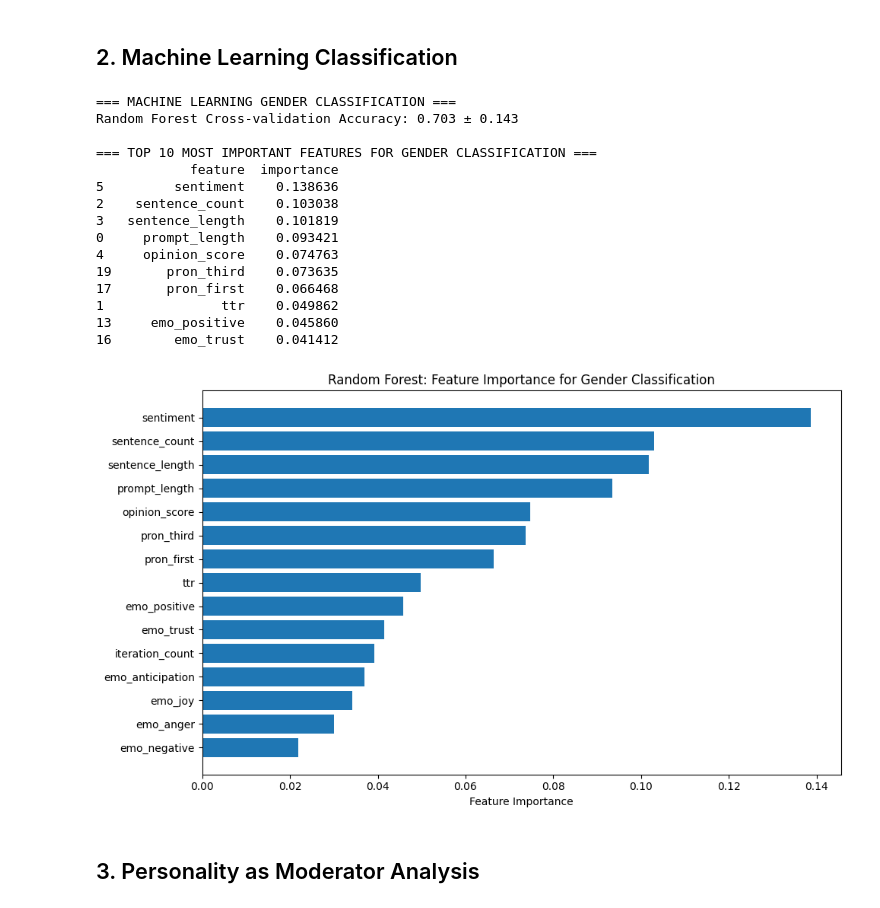
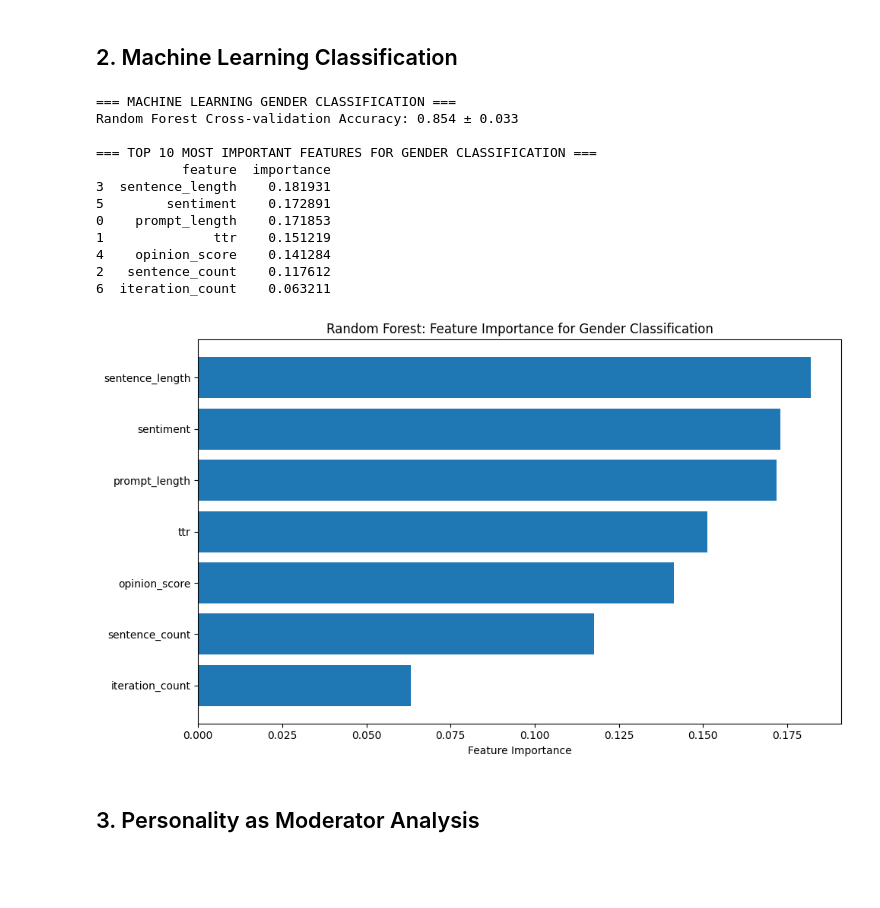
Before and after one commit to AlizaRK/hmi-ai-prompting, a Jupyter notebook: data-analysis/analysis_basics.ipynb, the cells around one changed output. Saved outputs shown, nothing was run; the diff lists cells and outputs as text; code cells hidden in the pictures; blank space fills up the shorter version.

```diff
--- a/data-analysis/analysis_basics.ipynb
+++ b/data-analysis/analysis_basics.ipynb
@@ -338,14 +317,14 @@ prompt_lengths.groupby('gender').mean()
 # %% [markdown]
 ## Vocabular Variety (TTR)
 # %%
-def ttr(conv):
+def calc_ttr(conv):
     '''Distinct Words Ratio'''
     texts = [msg["content"] for msg in conv if msg["sender"] == "user"]
     words = " ".join(texts).split()
     return len(set(words)) / len(words) if words else 0
 # %%
-grouped_subsampled["ttr"] = grouped_subsampled["conversation"].apply(ttr)
-grouped_full["ttr"] = grouped_full["conversation"].apply(ttr)
+grouped_subsampled["ttr"] = grouped_subsampled["conversation"].apply(calc_ttr)
+grouped_full["ttr"] = grouped_full["conversation"].apply(calc_ttr)
 
 
 ttr = grouped_subsampled[['gender', 'ttr']]
@@ -1805,11 +1749,11 @@ Principal component analysis (PCA) gives the most important linguistic features
 linguistic_features = [
 'prompt_length', 'ttr', 'sentence_count', 'sentence_length',
 'opinion_score', 'sentiment', 'iteration_count'
-] + [col for col in grouped_conversations.columns if col.startswith(('emo_', 'pron_'))]
+] + [col for col in grouped_full.columns if col.startswith(('emo_', 'pron_'))]
 # %%
 # Select available features
-available_features = [f for f in linguistic_features if f in grouped_conversations.columns]
-pca_data = grouped_conversations[available_features + ['gender']].dropna()
+available_features = [f for f in linguistic_features if f in grouped_full.columns]
+pca_data = grouped_full[available_features + ['gender']].dropna()
 
 # Standardize features
 scaler = StandardScaler()
@@ -1843,11 +1787,11 @@ plt.subplot(1, 2, 2)
 colors = {'male': 'blue', 'female': 'red'}
 for gender in pca_df['gender'].unique():
     mask = pca_df['gender'] == gender
-    plt.scatter(pca_df.loc[mask, 'PC1'], pca_df.loc[mask, 'PC2'],
+    plt.scatter(pca_df.loc[mask, 'PC1'], pca_df.loc[mask, 'PC4'],
             c=colors.get(gender, 'gray'), label=gender, alpha=0.6)
 
 plt.xlabel(f'PC1 ({pca.explained_variance_ratio_[0]:.1%} variance)')
-plt.ylabel(f'PC2 ({pca.explained_variance_ratio_[1]:.1%} variance)')
+plt.ylabel(f'PC4 ({pca.explained_variance_ratio_[3]:.1%} variance)')
 plt.title('PCA: Gender Distribution in Linguistic Space')
 plt.legend()
 plt.grid(True)
@@ -1869,7 +1813,7 @@ pc_results = []
 for i in range(min(4, X_pca.shape[1])):
     pc_name = f'PC{i+1}'
     pca_df[pc_name] = X_pca[:, i]
-    result = enhanced_mann_whitney_test(pc_name, pca_df)
+    result = mann_whitney_test(pc_name, pca_df)
     pc_results.append(result)
 
 pc_results_df = pd.DataFrame(pc_results)
@@ -1911,7 +1855,7 @@ pc_results_df.round(4)
 # %%
 # Prepare data for classification
 ml_features = available_features.copy()
-ml_data = grouped_conversations[ml_features + ['gender']].dropna()
+ml_data = grouped_full[ml_features + ['gender']].dropna()
 if len(ml_data) > 20:  # Minimum sample size for meaningful ML
     X = ml_data[ml_features]
     y = ml_data['gender']
@@ -1921,46 +1865,43 @@ if len(ml_data) > 20:  # Minimum sample size for meaningful ML
     # Cross-validation scores
     cv_scores = cross_val_score(rf_classifier, X, y, cv=5, scoring='accuracy')
 
     print(f"\n=== MACHINE LEARNING GENDER CLASSIFICATION ===")
     print(f"Random Forest Cross-validation Accuracy: {cv_scores.mean():.3f} ± {cv_scores.std():.3f}")
 
     # Fit model to get feature importance
     rf_classifier.fit(X, y)
     feature_importance = pd.DataFrame({
         'feature': ml_features,
         'importance': rf_classifier.feature_importances_
     }).sort_values('importance', ascending=False)
 
     print("\n=== TOP 10 MOST IMPORTANT FEATURES FOR GENDER CLASSIFICATION ===")
     print(feature_importance.head(10))
 
     # Plot feature importance
     plt.figure(figsize=(10, 6))
     plt.barh(range(min(15, len(feature_importance))),
             feature_importance.head(15)['importance'].values[::-1])
     plt.yticks(range(min(15, len(feature_importance))),
             feature_importance.head(15)['feature'].values[::-1])
     plt.xlabel('Feature Importance')
     plt.title('Random Forest: Feature Importance for Gender Classification')
     plt.tight_layout()
     plt.show()
 # %% [output]
 === MACHINE LEARNING GENDER CLASSIFICATION ===
-Random Forest Cross-validation Accuracy: 0.703 ± 0.143
+Random Forest Cross-validation Accuracy: 0.854 ± 0.033
 
 === TOP 10 MOST IMPORTANT FEATURES FOR GENDER CLASSIFICATION ===
-            feature  importance
-5         sentiment    0.138636
-2    sentence_count    0.103038
-3   sentence_length    0.101819
-0     prompt_length    0.093421
-4     opinion_score    0.074763
-19       pron_third    0.073635
-17       pron_first    0.066468
-1               ttr    0.049862
-13     emo_positive    0.045860
-16        emo_trust    0.041412
+           feature  importance
+3  sentence_length    0.181931
+5        sentiment    0.172891
+0    prompt_length    0.171853
+1              ttr    0.151219
+4    opinion_score    0.141284
+2   sentence_count    0.117612
+6  iteration_count    0.063211
-[figure, old version]
+[figure, new version]
 # %% [markdown]
 ## 3. Personality as Moderator Analysis
 # %%
```
Also changed, not shown: parts of 77 cells of this notebook, 1 other file.
